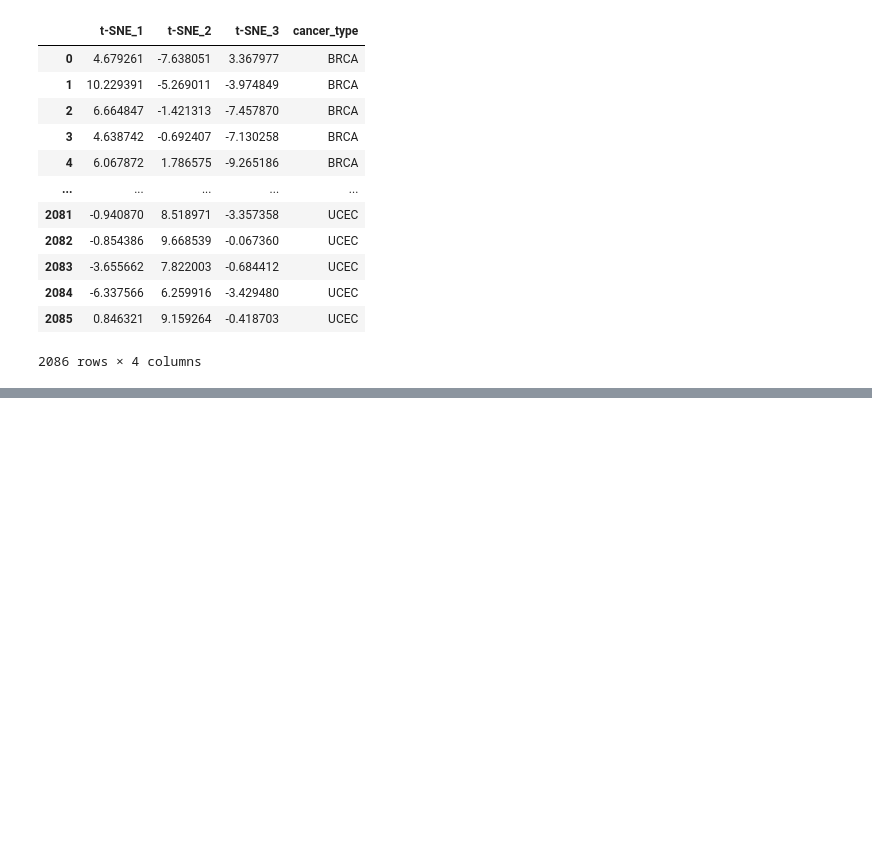
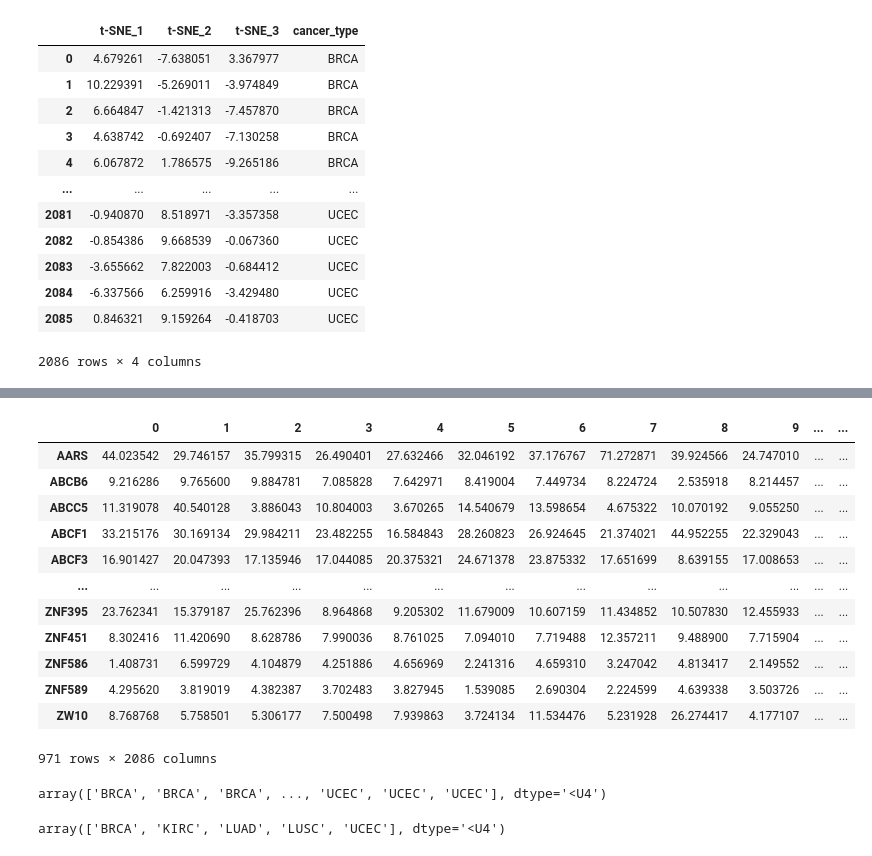
Before and after one commit to ninzyyy/rna-seq, a Jupyter notebook: exploratory.ipynb, the cells around one changed output, grey strips where cells are left out. Cells and saved outputs as stored; diff of their text form; code cells hidden in the pictures; blank space fills up the shorter version.

```diff
--- a/exploratory.ipynb
+++ b/exploratory.ipynb
@@ -285,3 +288,6 @@ fig.update_traces(marker=dict(size=5,
                   )
 
 fig.show()
+# %%
+data = pd.DataFrame(data = mat['data'][:,:971], columns=genes)
+data
@@ -287,0 +308,27 @@ fig.show()
+# %%
+data = data.T
+data
+# %% [output]
+|  | 0 | 1 | 2 | 3 | 4 | 5 | 6 | 7 | 8 | 9 | ... | ... |
+| AARS | 44.023542 | 29.746157 | 35.799315 | 26.490401 | 27.632466 | 32.046192 | 37.176767 | 71.272871 | 39.924566 | 24.747010 | ... | ... |
+| ABCB6 | 9.216286 | 9.765600 | 9.884781 | 7.085828 | 7.642971 | 8.419004 | 7.449734 | 8.224724 | 2.535918 | 8.214457 | ... | ... |
+| ABCC5 | 11.319078 | 40.540128 | 3.886043 | 10.804003 | 3.670265 | 14.540679 | 13.598654 | 4.675322 | 10.070192 | 9.055250 | ... | ... |
+| ABCF1 | 33.215176 | 30.169134 | 29.984211 | 23.482255 | 16.584843 | 28.260823 | 26.924645 | 21.374021 | 44.952255 | 22.329043 | ... | ... |
+| ABCF3 | 16.901427 | 20.047393 | 17.135946 | 17.044085 | 20.375321 | 24.671378 | 23.875332 | 17.651699 | 8.639155 | 17.008653 | ... | ... |
+| ... | ... | ... | ... | ... | ... | ... | ... | ... | ... | ... | ... | ... |
+| ZNF395 | 23.762341 | 15.379187 | 25.762396 | 8.964868 | 9.205302 | 11.679009 | 10.607159 | 11.434852 | 10.507830 | 12.455933 | ... | ... |
+| ZNF451 | 8.302416 | 11.420690 | 8.628786 | 7.990036 | 8.761025 | 7.094010 | 7.719488 | 12.357211 | 9.488900 | 7.715904 | ... | ... |
+| ZNF586 | 1.408731 | 6.599729 | 4.104879 | 4.251886 | 4.656969 | 2.241316 | 4.659310 | 3.247042 | 4.813417 | 2.149552 | ... | ... |
+| ZNF589 | 4.295620 | 3.819019 | 4.382387 | 3.702483 | 3.827945 | 1.539085 | 2.690304 | 2.224599 | 4.639338 | 3.503726 | ... | ... |
+| ZW10 | 8.768768 | 5.758501 | 5.306177 | 7.500498 | 7.939863 | 3.724134 | 11.534476 | 5.231928 | 26.274417 | 4.177107 | ... | ... |
+971 rows × 2086 columns
+# %%
+cancerTypes = np.array(cancerTypes)
+cancerTypes
+# %% [output]
+array(['BRCA', 'BRCA', 'BRCA', ..., 'UCEC', 'UCEC', 'UCEC'], dtype='<U4')
+# %%
+uniqueCancerTypes = np.unique(cancerTypes)
+uniqueCancerTypes
+# %% [output]
+array(['BRCA', 'KIRC', 'LUAD', 'LUSC', 'UCEC'], dtype='<U4')
```
Also changed, not shown: parts of 3 cells of this notebook.
